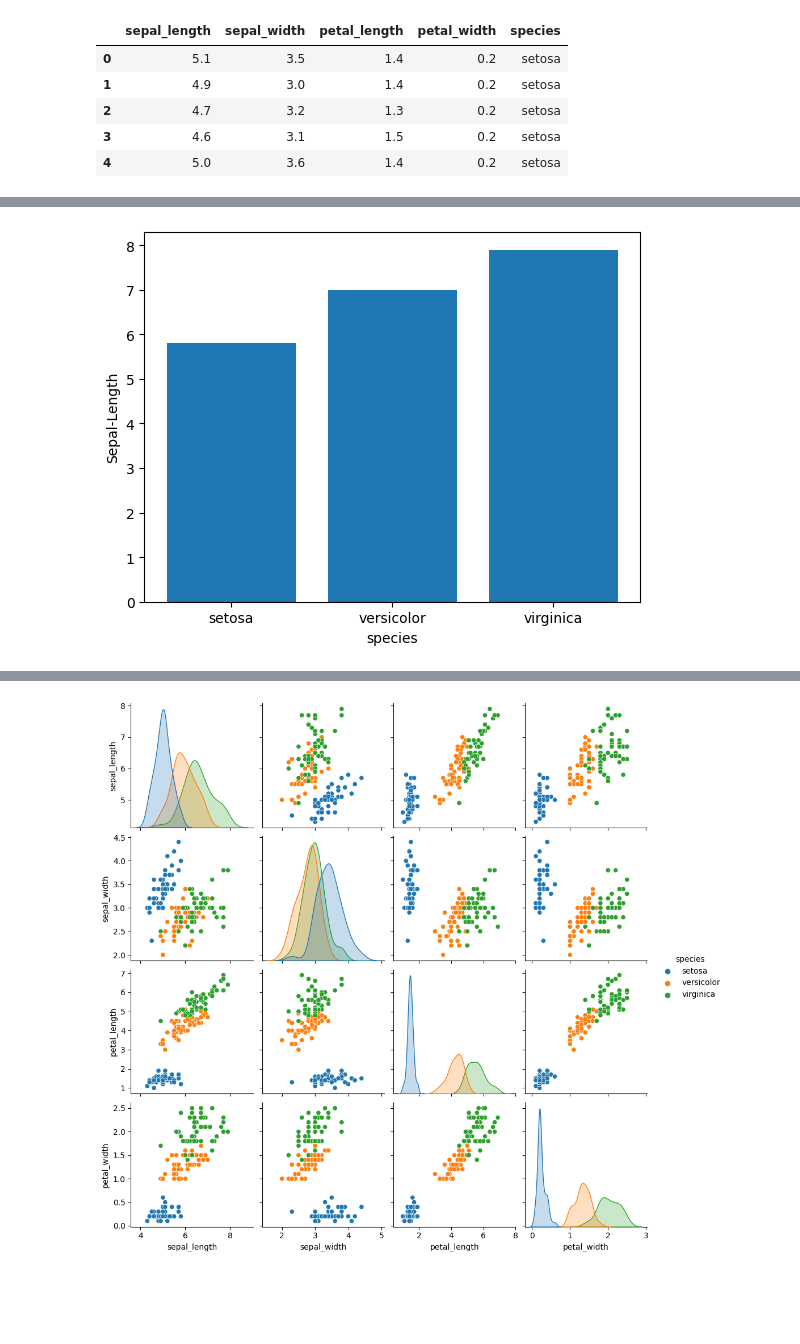
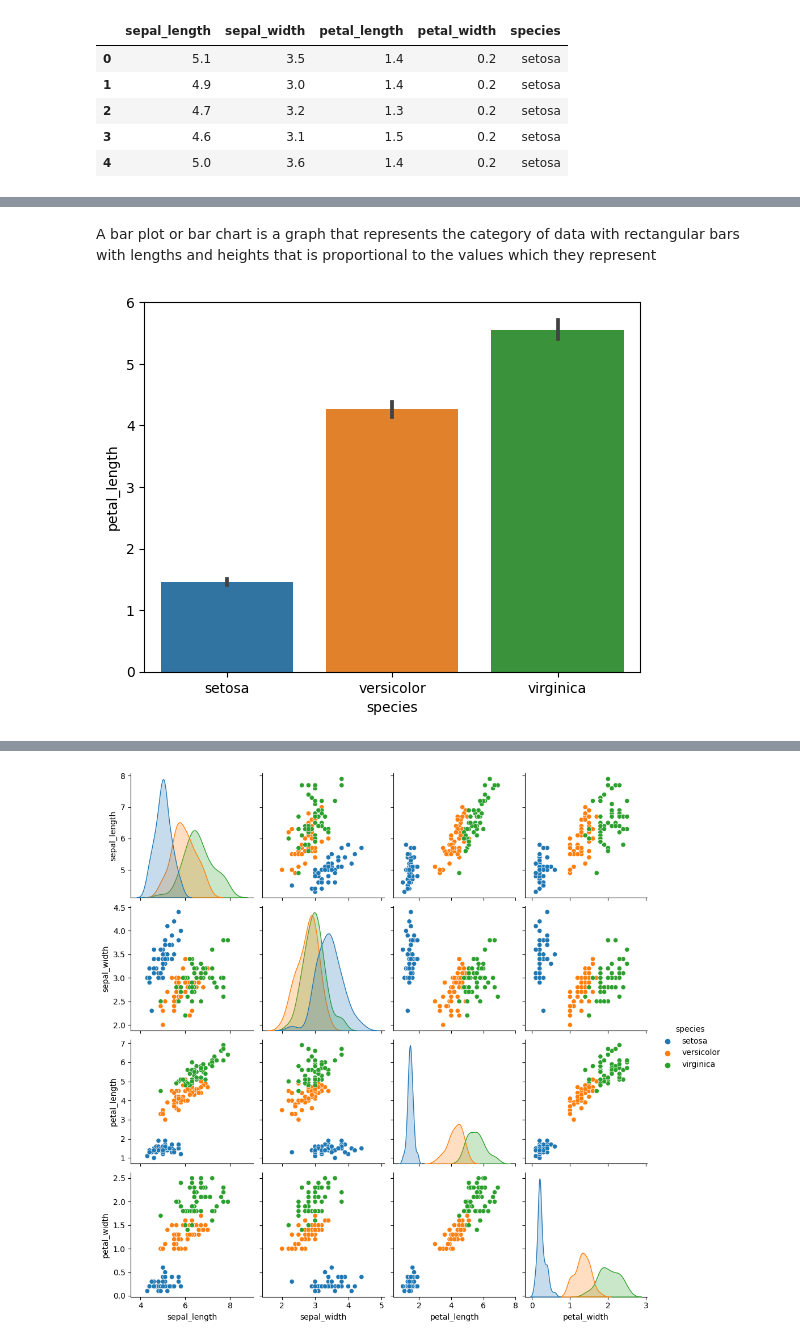
Before and after one commit to Mohit-3430/ML_GR20, a Jupyter notebook: task_04/task4.ipynb, the cells around one changed output, grey strips where cells are left out. Saved outputs shown, nothing was run; the diff lists cells and outputs as text; code cells hidden in the pictures; blank space fills up the shorter version.

Commit message:
Added more plots to Task_04

```diff
--- a/task_04/task4.ipynb
+++ b/task_04/task4.ipynb
@@ -24,7 +40,7 @@ plt.show()
+# %% [markdown]
+A bar plot or bar chart is a graph that represents the category of data with rectangular bars with lengths and heights that is proportional to the values which they represent
 # %%
-plt.bar(df['species'], df['sepal_length'])
-plt.xlabel('species')
-plt.ylabel('Sepal-Length')
+sns.barplot(x="species", y="petal_length", data=df)
 plt.show()
 # %% [output]
-[figure, old version]
+[figure, new version]
```
Also changed, not shown: parts of 6 cells of this notebook.
